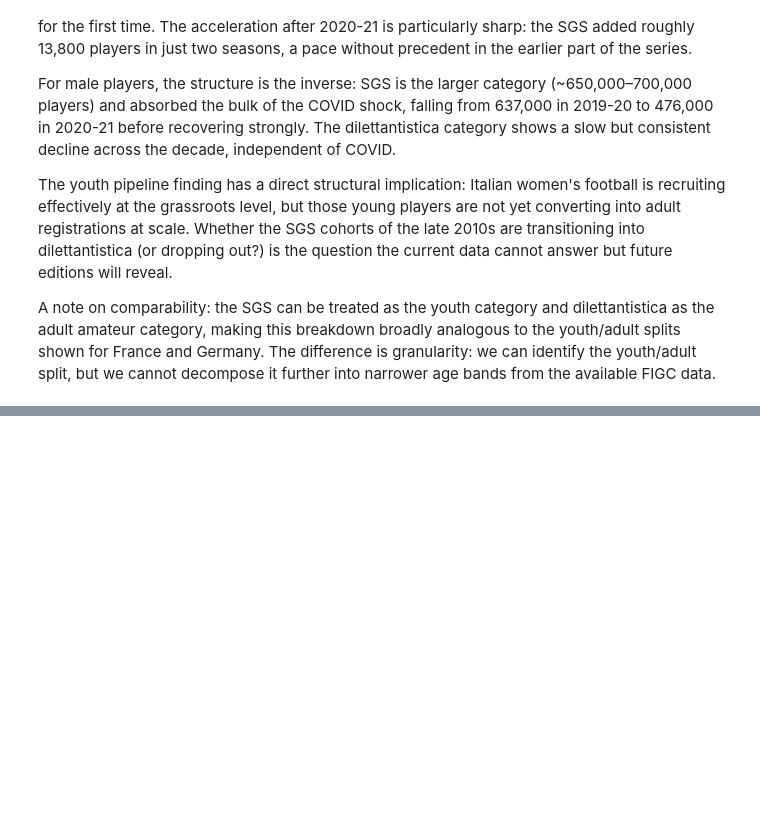
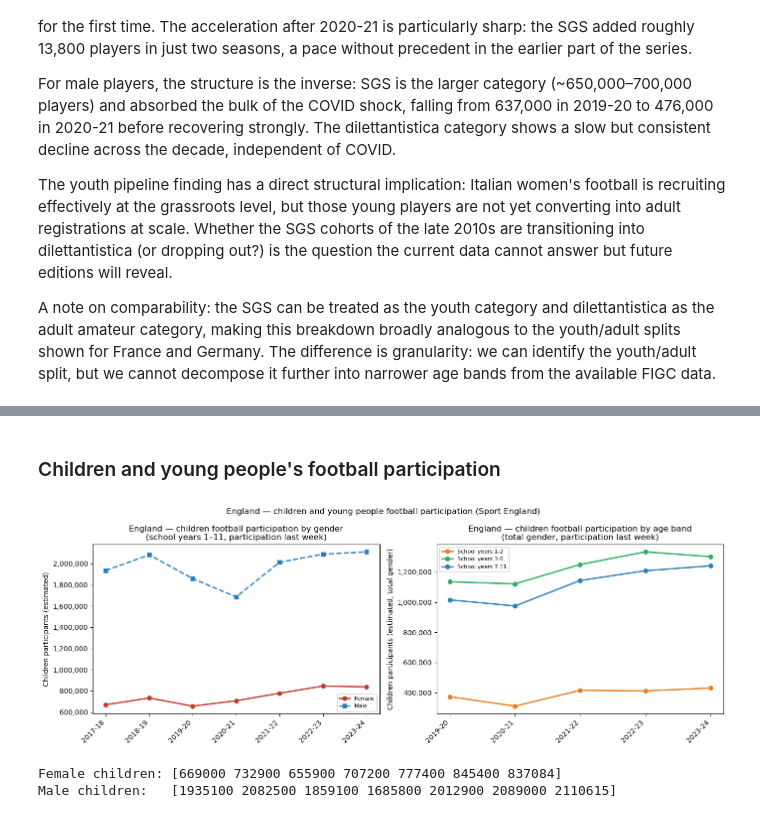
Before and after one commit to pacoraggio/inpat-expat, a Jupyter notebook: women-football/top5_participation_data.ipynb, the cells around one changed output, grey strips where cells are left out. Saved outputs shown, nothing was run; the diff lists cells and outputs as text; code cells hidden in the pictures; blank space fills up the shorter version.

```diff
--- a/women-football/top5_participation_data.ipynb
+++ b/women-football/top5_participation_data.ipynb
@@ -1583,0 +1821,52 @@ A note on comparability: the SGS can be treated as the youth category and dilett
+# %% [markdown]
+### Children and young people's football participation
+# %%
+child_seasons = sorted(eng_children[eng_children["age_group"] == "years 1-11"]["survey_period"].unique())
+child_season_labels = [s.replace("Academic Year ", "") for s in child_seasons]
+
+child_total = eng_children[eng_children["age_group"] == "years 1-11"].copy()
+
+female_c = child_total[child_total["gender"] == "female"].set_index("survey_period").reindex(child_seasons)["population_estimate"]
+male_c   = child_total[child_total["gender"] == "male"].set_index("survey_period").reindex(child_seasons)["population_estimate"]
+
+# Age sub-bands — total gender only
+band_seasons = sorted(eng_children[eng_children["age_group"] == "school years 1-2"]["survey_period"].unique())
+band_labels  = [s.replace("Academic Year ", "") for s in band_seasons]
+bands = ["school years 1-2", "school years 3-6", "school years 7-11"]
+band_colors = {"school years 1-2": "#e67e22", "school years 3-6": "#27ae60", "school years 7-11": "#2980b9"}
+
+fig, axes = plt.subplots(1, 2, figsize=(14, 5))
+
+# Left: gender trend
+x_c = np.arange(len(child_seasons))
+axes[0].plot(x_c, female_c.values, color="#c0392b", marker="o", linewidth=2, label="Female")
+axes[0].plot(x_c, male_c.values,   color="#2980b9", marker="s", linewidth=2, linestyle="--", label="Male")
+axes[0].set_xticks(x_c)
+axes[0].set_xticklabels(child_season_labels, rotation=45, ha="right")
+axes[0].yaxis.set_major_formatter(mticker.FuncFormatter(lambda v, _: f"{int(v):,}"))
+axes[0].set_ylabel("Children participants (estimated)")
+axes[0].set_title("England — children football participation by gender\n(school years 1–11, participation last week)")
+axes[0].legend(fontsize=8)
+
+# Right: age sub-bands (total)
+x_b = np.arange(len(band_seasons))
+for band in bands:
+    vals = eng_children[(eng_children["age_group"] == band) & (eng_children["gender"] == "total")].set_index("survey_period").reindex(band_seasons)["population_estimate"]
+    axes[1].plot(x_b, vals.values, marker="o", linewidth=2, color=band_colors[band], label=band.capitalize())
+axes[1].set_xticks(x_b)
+axes[1].set_xticklabels(band_labels, rotation=45, ha="right")
+axes[1].yaxis.set_major_formatter(mticker.FuncFormatter(lambda v, _: f"{int(v):,}"))
+axes[1].set_ylabel("Children participants (estimated, total gender)")
+axes[1].set_title("England — children football participation by age band\n(total gender, participation last week)")
+axes[1].legend(fontsize=8)
+
+plt.suptitle("England — children and young people football participation (Sport England)", fontsize=12)
+plt.tight_layout()
+plt.show()
+
+print("\nFemale children:", female_c.values)
+print("Male children:  ", male_c.values)
+# %% [output]
+[figure, added]
+Female children: [669000 732900 655900 707200 777400 845400 837084]
+Male children:   [1935100 2082500 1859100 1685800 2012900 2089000 2110615]
```
Also changed, not shown: parts of 33 cells of this notebook.
